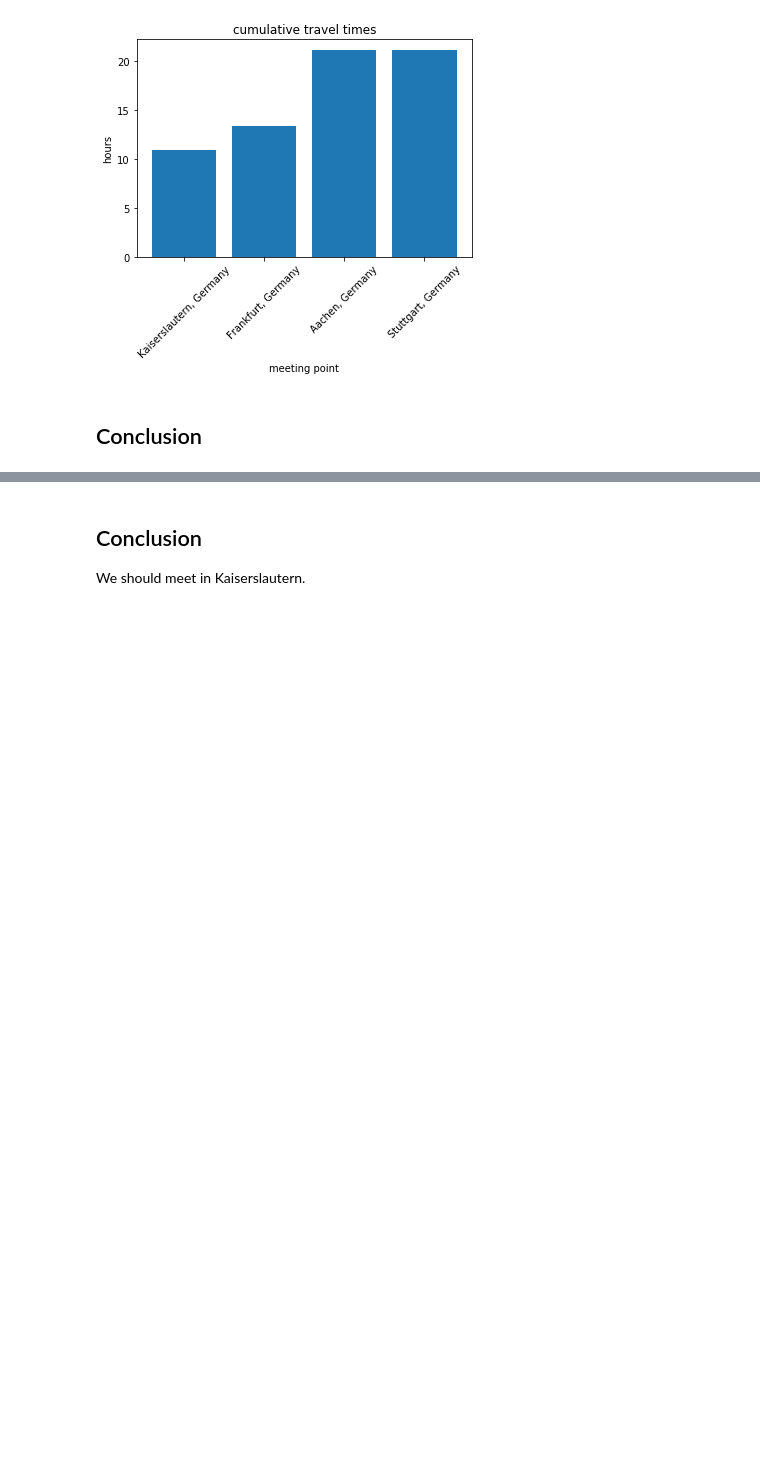
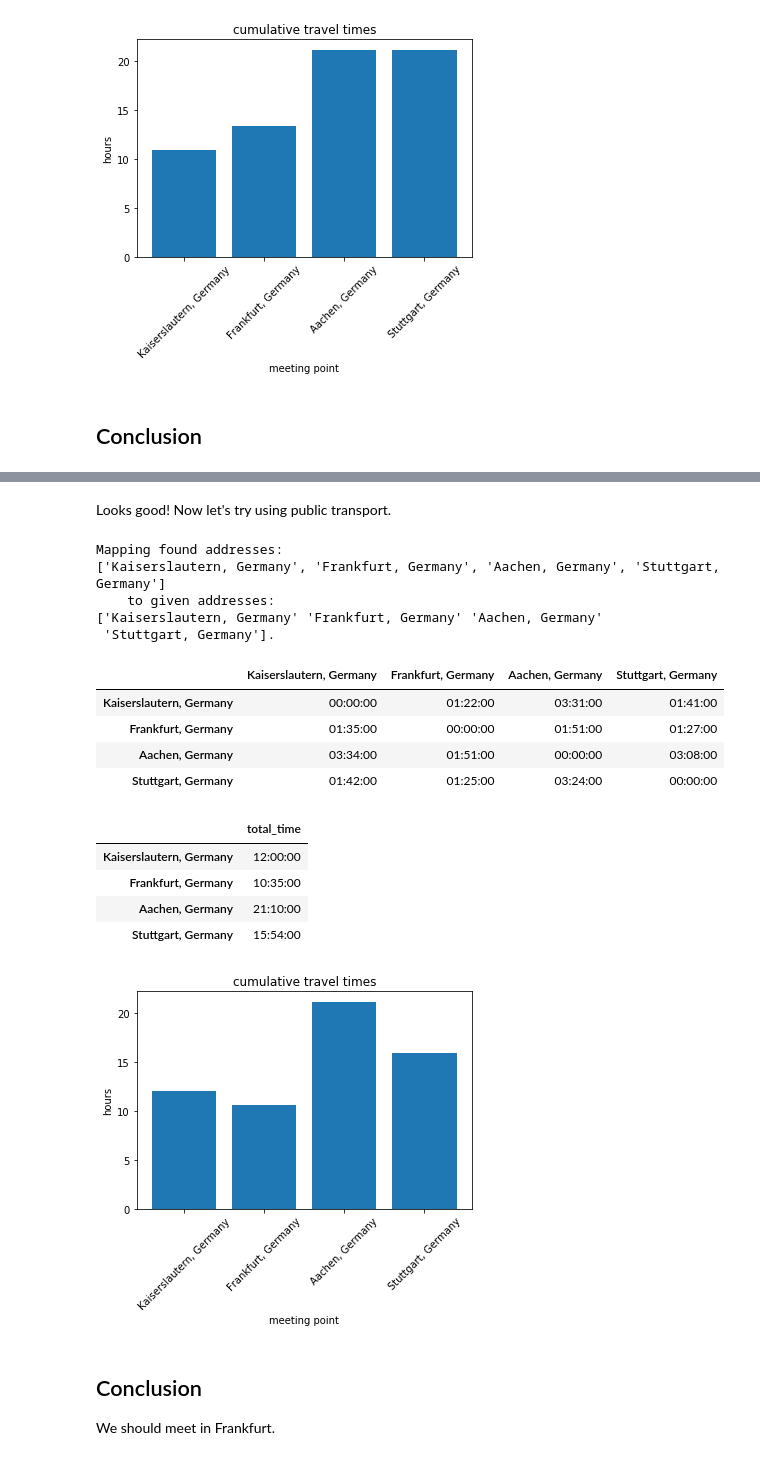
Before and after one commit to mjmdavis/mjmdavis.github.io, a Jupyter notebook: _posts/where_do_we_meet.ipynb, the cells around one changed output, grey strips where cells are left out. Saved outputs shown, nothing was run; the diff lists cells and outputs as text; code cells hidden in the pictures; blank space fills up the shorter version.

```diff
--- a/_posts/where_do_we_meet.ipynb
+++ b/_posts/where_do_we_meet.ipynb
@@ -119,2 +128,8 @@ Create another DataFrame with the total accumulated travel time for each destina
 # %%
-total_travel_times = list(map(total_travel_time, destinations))
+tt_df = pd.DataFrame(
+    list(map(total_travel_time, destinations)),
+    index=destinations,
+    columns=['total_time']
+)
+
+tt_df
@@ -121,6 +141,0 @@ total_travel_times = list(map(total_travel_time, destinations))
-# %%
-tt_df = pd.DataFrame(
-    list(map(total_travel_time, destinations)),
-    index=destinations,
-    columns=['time']
-)
@@ -141,10 +148,10 @@ import matplotlib.pyplot as plt
 # %%
 plt.bar(
     left=range(0, 4, 1),
-    height=tt_df.time.apply(datetime.timedelta.total_seconds)/(60*60)
+    height=tt_df.total_time.apply(datetime.timedelta.total_seconds)/(60*60)
 )
 ticks = plt.xticks(range(0, 4, 1), tt_df.index, rotation=45)
-max_time = max(tt_df.time.apply(datetime.timedelta.total_seconds)/(60*60))
+max_time = max(tt_df.total_time.apply(datetime.timedelta.total_seconds)/(60*60))
 plt.yticks(np.arange(0,max_time,5))
 plt.ylabel('hours')
 plt.xlabel('meeting point')
@@ -165,16 +165,0 @@ We can represent this by squaring the trip time for each destination.
-# %%
-def total_travel_time_squared(destination):
-    dest_times = travel_times[destination]\
-                    .sort_index()\
-                    .apply(datetime.timedelta.total_seconds)
-    counts = homes.groupby('home').count().sort_index()
-    counts.index.name = None
-    person_times = (dest_times*dest_times) * counts.person
-    return person_times.sum()
-
-tt_df = pd.DataFrame(
-    list(map(total_travel_time_squared, destinations)),
-    index=destinations,
-    columns=['time']
-)
-tt_df
@@ -199,3 +254,24 @@ title = plt.title('travel cost (lower is better)')
+# %% [markdown]
+Looks good! Now let's try using public transport.
+# %%
+travel_times(homes=homes, destinations=homes.home.unique(), travel_mode='transit')
+# %% [output]
+Mapping found addresses:
+['Kaiserslautern, Germany', 'Frankfurt, Germany', 'Aachen, Germany', 'Stuttgart, Germany']
+    to given addresses:
+['Kaiserslautern, Germany' 'Frankfurt, Germany' 'Aachen, Germany'
+ 'Stuttgart, Germany'].
+|  | Kaiserslautern, Germany | Frankfurt, Germany | Aachen, Germany | Stuttgart, Germany |
+| Kaiserslautern, Germany | 00:00:00 | 01:22:00 | 03:31:00 | 01:41:00 |
+| Frankfurt, Germany | 01:35:00 | 00:00:00 | 01:51:00 | 01:27:00 |
+| Aachen, Germany | 03:34:00 | 01:51:00 | 00:00:00 | 03:08:00 |
+| Stuttgart, Germany | 01:42:00 | 01:25:00 | 03:24:00 | 00:00:00 |
+|  | total_time |
+| Kaiserslautern, Germany | 12:00:00 |
+| Frankfurt, Germany | 10:35:00 |
+| Aachen, Germany | 21:10:00 |
+| Stuttgart, Germany | 15:54:00 |
+[figure, added]
 # %% [markdown]
 ## Conclusion
-We should meet in Kaiserslautern.
+We should meet in Frankfurt.
```
Also changed, not shown: parts of 40 cells of this notebook.
